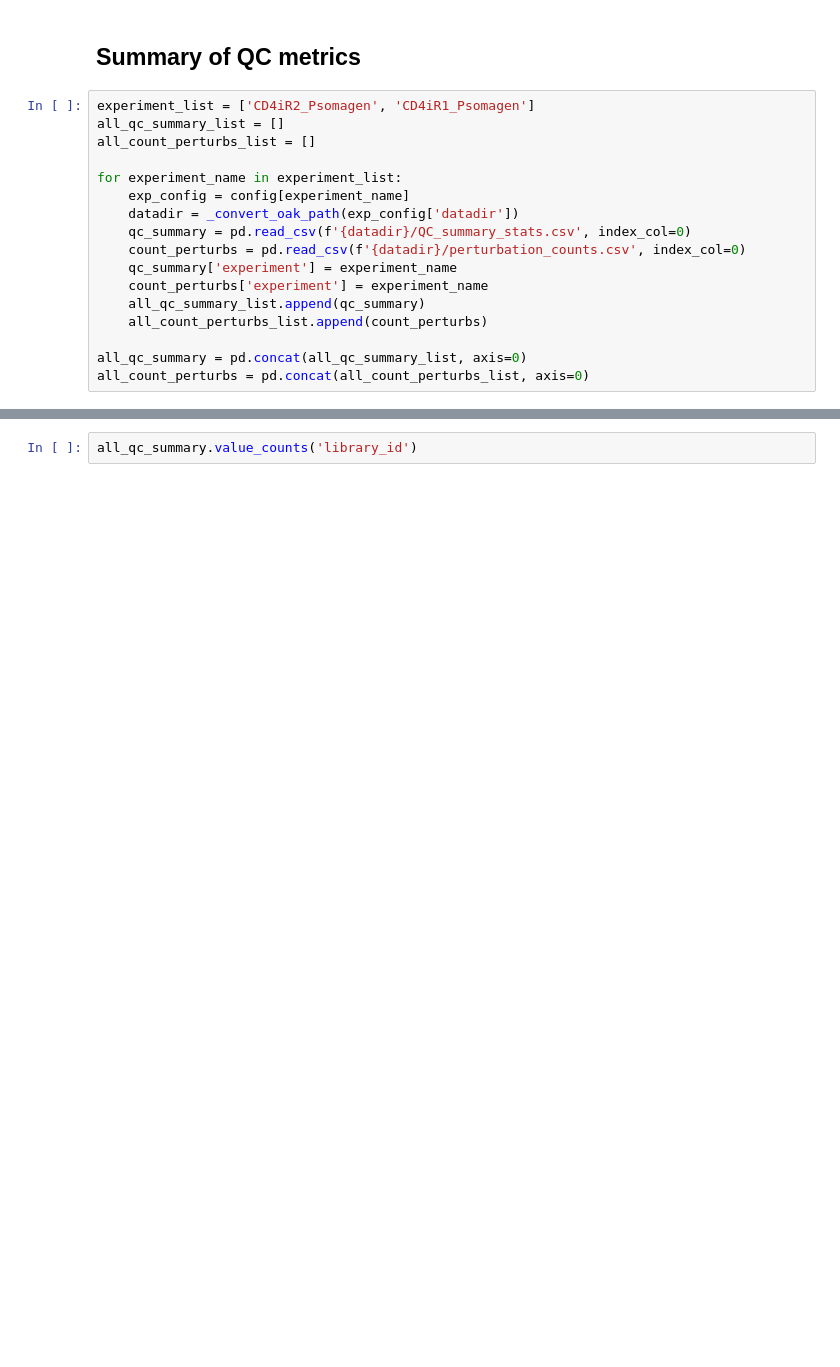
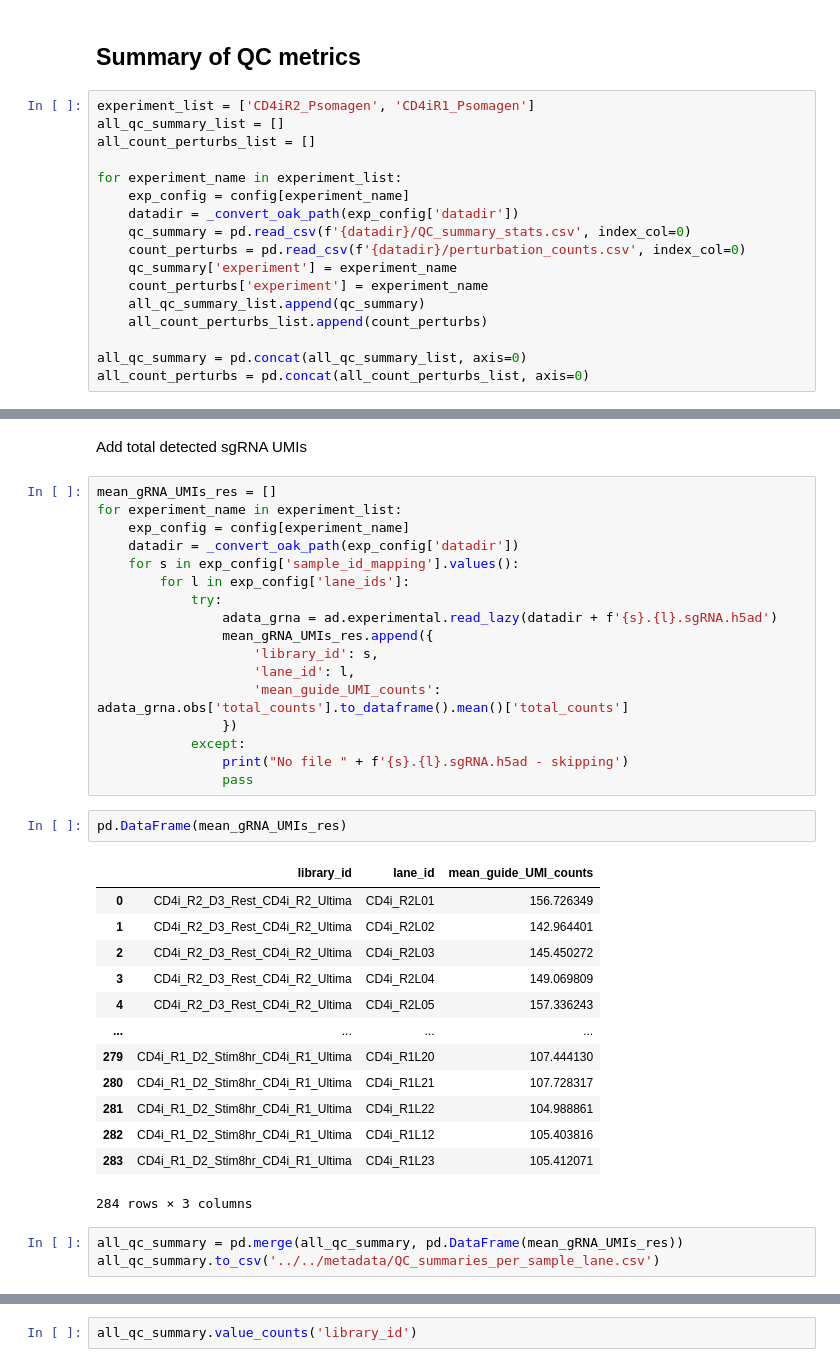
Before and after one commit to emdann/GWT_perturbseq_analysis_2025, a Jupyter notebook: src/1_preprocess/qc_final.ipynb, the cells around one changed output, grey strips where cells are left out. Cells and saved outputs as stored; diff of their text form; blank space fills up the shorter version.

```diff
--- a/src/1_preprocess/qc_final.ipynb
+++ b/src/1_preprocess/qc_final.ipynb
@@ -103,3 +119,41 @@ all_count_perturbs = pd.concat(all_count_perturbs_list, axis=0)
+# %% [markdown]
+Add total detected sgRNA UMIs
+# %%
+mean_gRNA_UMIs_res = []
+for experiment_name in experiment_list:
+    exp_config = config[experiment_name]
+    datadir = _convert_oak_path(exp_config['datadir'])
+    for s in exp_config['sample_id_mapping'].values():
+        for l in exp_config['lane_ids']:
+            try:
+                adata_grna = ad.experimental.read_lazy(datadir + f'{s}.{l}.sgRNA.h5ad')
+                mean_gRNA_UMIs_res.append({
+                    'library_id': s,
+                    'lane_id': l,
+                    'mean_guide_UMI_counts': adata_grna.obs['total_counts'].to_dataframe().mean()['total_counts']
+                })
+            except:
+                print("No file " + f'{s}.{l}.sgRNA.h5ad - skipping')
+                pass
+# %%
+pd.DataFrame(mean_gRNA_UMIs_res)
+# %% [output]
+|  | library_id | lane_id | mean_guide_UMI_counts |
+| 0 | CD4i_R2_D3_Rest_CD4i_R2_Ultima | CD4i_R2L01 | 156.726349 |
+| 1 | CD4i_R2_D3_Rest_CD4i_R2_Ultima | CD4i_R2L02 | 142.964401 |
+| 2 | CD4i_R2_D3_Rest_CD4i_R2_Ultima | CD4i_R2L03 | 145.450272 |
+| 3 | CD4i_R2_D3_Rest_CD4i_R2_Ultima | CD4i_R2L04 | 149.069809 |
+| 4 | CD4i_R2_D3_Rest_CD4i_R2_Ultima | CD4i_R2L05 | 157.336243 |
+| ... | ... | ... | ... |
+| 279 | CD4i_R1_D2_Stim8hr_CD4i_R1_Ultima | CD4i_R1L20 | 107.444130 |
+| 280 | CD4i_R1_D2_Stim8hr_CD4i_R1_Ultima | CD4i_R1L21 | 107.728317 |
+| 281 | CD4i_R1_D2_Stim8hr_CD4i_R1_Ultima | CD4i_R1L22 | 104.988861 |
+| 282 | CD4i_R1_D2_Stim8hr_CD4i_R1_Ultima | CD4i_R1L12 | 105.403816 |
+| 283 | CD4i_R1_D2_Stim8hr_CD4i_R1_Ultima | CD4i_R1L23 | 105.412071 |
+284 rows × 3 columns
+# %%
+all_qc_summary = pd.merge(all_qc_summary, pd.DataFrame(mean_gRNA_UMIs_res))
+all_qc_summary.to_csv('../../metadata/QC_summaries_per_sample_lane.csv')
 # %%
 all_qc_summary['donor_id'] = all_qc_summary['library_id'].str.split('_').str[2]
 all_qc_summary['culture_condition'] = all_qc_summary['library_id'].str.split('_').str[3]
```
Also changed, not shown: parts of 5 cells of this notebook, 5 other files.
